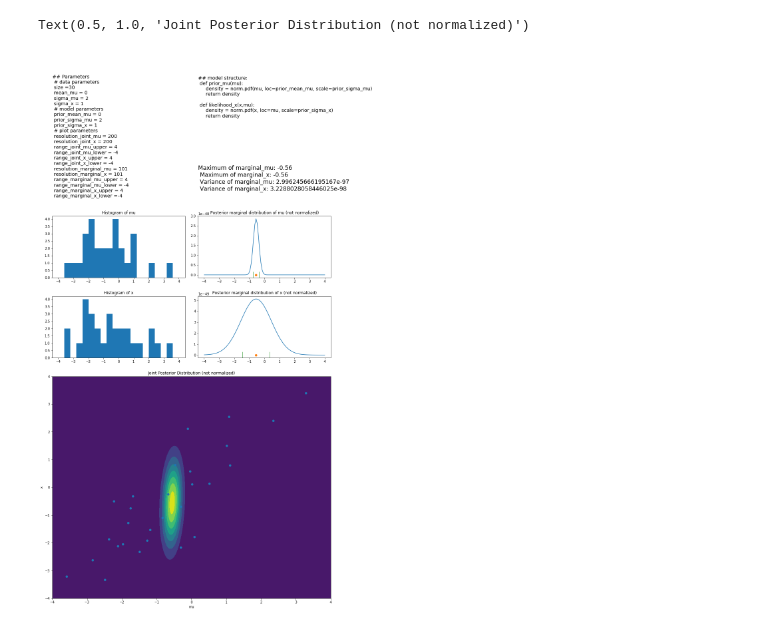
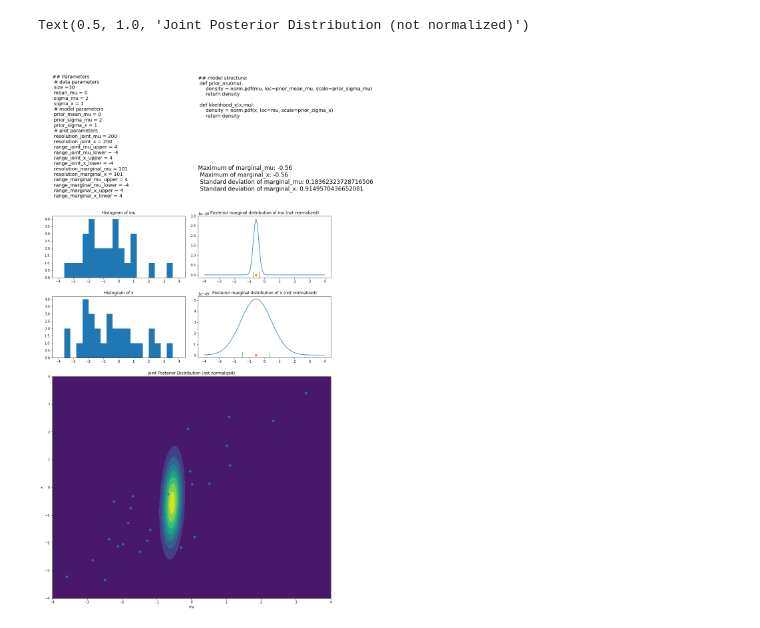
Before and after one commit to jong42/Master_Thesis_CDS, a Jupyter notebook: basic_manual_example.ipynb, the cells around one changed output. Saved outputs shown, nothing was run; the diff lists cells and outputs as text; code cells hidden in the pictures.

Commit message:
Make minor changes to display of variance in marginal plots

```diff
--- a/basic_manual_example.ipynb
+++ b/basic_manual_example.ipynb
@@ -192,8 +192,8 @@ axis('off')
 plt.text(0,0,
 'Maximum of marginal_mu: ' + str(mu_max_plot_position) + '\n \
 Maximum of marginal_x: ' + str(x_max_plot_position) + '\n \
-Variance of marginal_mu: ' + str(np.var(marginals_mu)) + '\n \
-Variance of marginal_x: ' + str(np.var(marginals_x)) + '\n ',
+Standard deviation of marginal_mu: ' + str(simulated_mu_sd) + '\n \
+Standard deviation of marginal_x: ' + str(simulated_x_sd) + '\n ',
         fontsize ='xx-large')
 
 plt.subplot(vis_grid[2, 0])
@@ -205,31 +205,31 @@ plt.plot(range_marginals_mu, marginals_mu)
 plt.title('Posterior marginal distribution of mu (not normalized)')
 plot([mu_max_plot_position], [0], 'o')
 plot([mu_max_plot_position + simulated_mu_sd], [0], 'g|', markersize=20)
 plot([mu_max_plot_position - simulated_mu_sd], [0], 'g|', markersize=20)
 #plot([mu_max_plot_position + 2*simulated_mu_sd], [0], 'r|', markersize=20)
 #plot([mu_max_plot_position - 2*simulated_mu_sd], [0], 'r|', markersize=20)
 
 plt.subplot(vis_grid[3, 0])
 hist(X,range=[range_marginal_x_lower,range_marginal_x_upper],bins=20)
 plt.title('Histogram of x')
 
 plt.subplot(vis_grid[3, 1:])
 plt.plot(range_marginals_x, marginals_x)
 plt.title('Posterior marginal distribution of x (not normalized)')
 plot([x_max_plot_position], [0], 'o')
 plot([x_max_plot_position + simulated_x_sd], [0], 'g|', markersize=20)
 plot([x_max_plot_position - simulated_x_sd], [0], 'g|', markersize=20)
 #plot([x_max_plot_position + 2*simulated_x_sd], [0], 'r|', markersize=20)
 #plot([x_max_plot_position - 2*simulated_x_sd], [0], 'r|', markersize=20)
 
 plt.subplot(vis_grid[4:7, :])
 cnt = contourf(mu_plot, x_plot, grid)
 plt.xlabel('mu')
 plt.ylabel('x')
 plt.ylim((range_joint_x_lower,range_joint_x_upper))
 plt.xlim((range_joint_mu_lower,range_joint_mu_upper))
 _ = plt.scatter(mu, X)
 plt.title('Joint Posterior Distribution (not normalized)')
 # %% [output]
 Text(0.5, 1.0, 'Joint Posterior Distribution (not normalized)')
-[figure, old version]
+[figure, new version]
```
